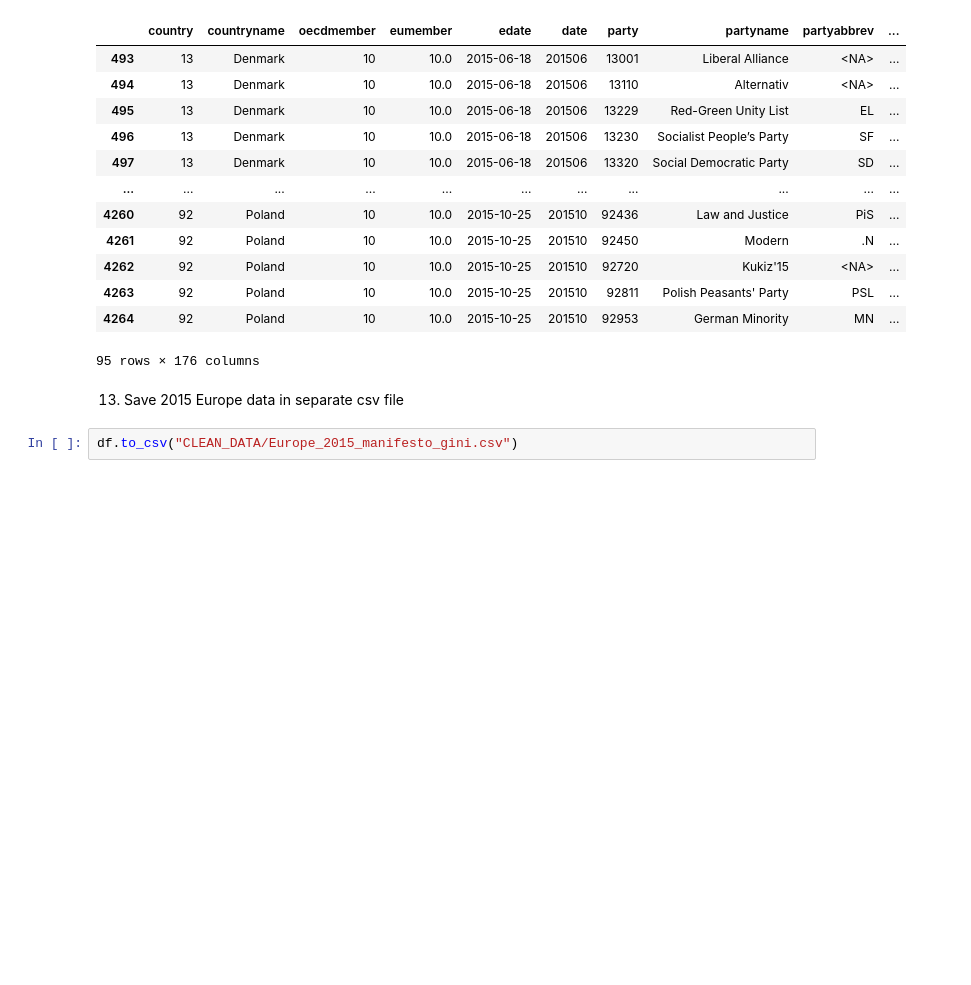
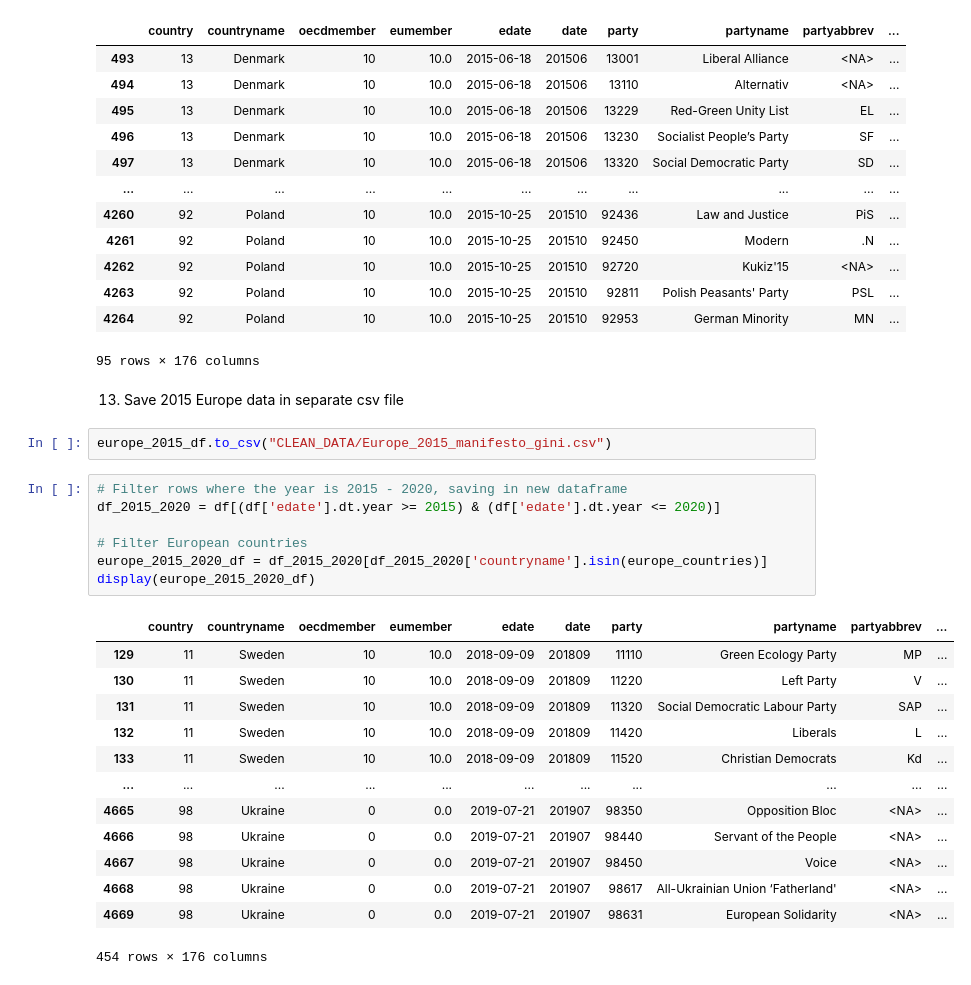
Before and after one commit to sebastian-graeff/MaifestoGroup, a Jupyter notebook: data_cleaning.ipynb, the cells around one changed output. Cells and saved outputs as stored; diff of their text form; blank space fills up the shorter version.

Commit message:
Fixed data saving and selected surveys

```diff
--- a/data_cleaning.ipynb
+++ b/data_cleaning.ipynb
@@ -235,4 +235,25 @@ display(europe_2015_df)
 # %% [markdown]
 13. Save 2015 Europe data in separate csv file
 # %%
-df.to_csv("CLEAN_DATA/Europe_2015_manifesto_gini.csv")
+europe_2015_df.to_csv("CLEAN_DATA/Europe_2015_manifesto_gini.csv")
+# %%
+# Filter rows where the year is 2015 - 2020, saving in new dataframe
+df_2015_2020 = df[(df['edate'].dt.year >= 2015) & (df['edate'].dt.year <= 2020)]
+
+# Filter European countries
+europe_2015_2020_df = df_2015_2020[df_2015_2020['countryname'].isin(europe_countries)]
+display(europe_2015_2020_df)
+# %% [output]
+|  | country | countryname | oecdmember | eumember | edate | date | party | partyname | partyabbrev | ... |
+| 129 | 11 | Sweden | 10 | 10.0 | 2018-09-09 | 201809 | 11110 | Green Ecology Party | MP | ... |
+| 130 | 11 | Sweden | 10 | 10.0 | 2018-09-09 | 201809 | 11220 | Left Party | V | ... |
+| 131 | 11 | Sweden | 10 | 10.0 | 2018-09-09 | 201809 | 11320 | Social Democratic Labour Party | SAP | ... |
+| 132 | 11 | Sweden | 10 | 10.0 | 2018-09-09 | 201809 | 11420 | Liberals | L | ... |
+| 133 | 11 | Sweden | 10 | 10.0 | 2018-09-09 | 201809 | 11520 | Christian Democrats | Kd | ... |
+| ... | ... | ... | ... | ... | ... | ... | ... | ... | ... | ... |
+| 4665 | 98 | Ukraine | 0 | 0.0 | 2019-07-21 | 201907 | 98350 | Opposition Bloc | <NA> | ... |
+| 4666 | 98 | Ukraine | 0 | 0.0 | 2019-07-21 | 201907 | 98440 | Servant of the People | <NA> | ... |
+| 4667 | 98 | Ukraine | 0 | 0.0 | 2019-07-21 | 201907 | 98450 | Voice | <NA> | ... |
+| 4668 | 98 | Ukraine | 0 | 0.0 | 2019-07-21 | 201907 | 98617 | All-Ukrainian Union ‘Fatherland' | <NA> | ... |
+| 4669 | 98 | Ukraine | 0 | 0.0 | 2019-07-21 | 201907 | 98631 | European Solidarity | <NA> | ... |
+454 rows × 176 columns
```
Also changed, not shown: parts of 3 cells of this notebook, 3 other files.
